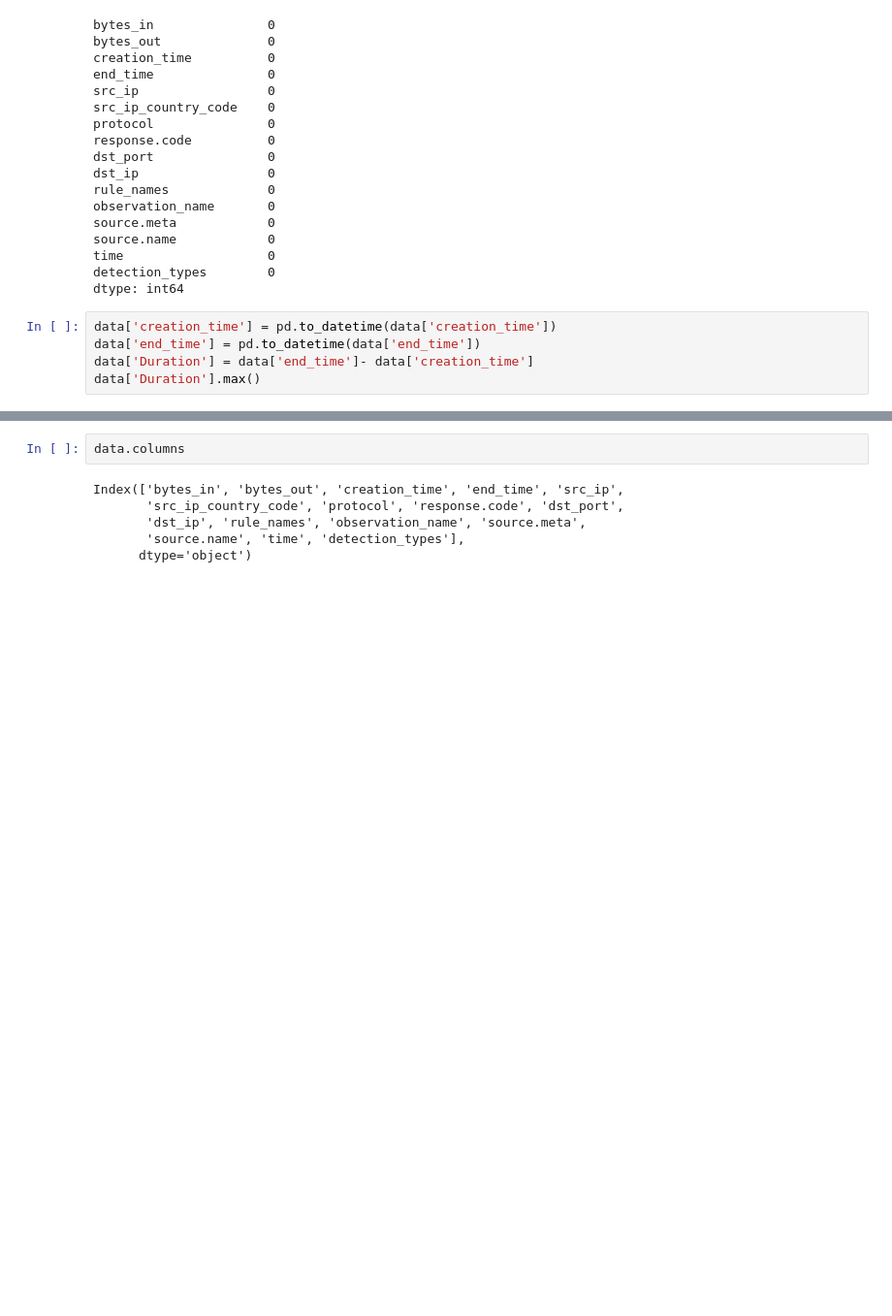
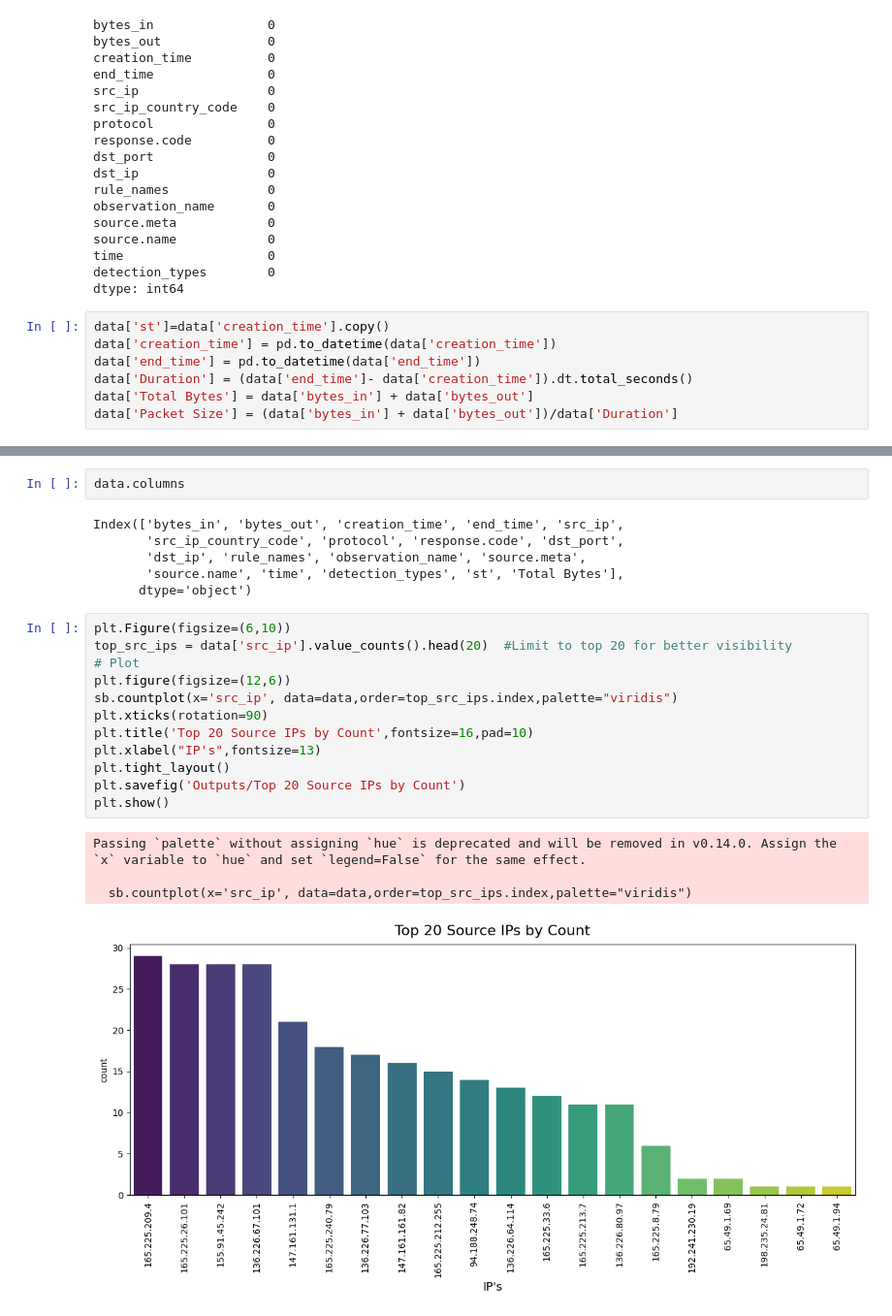
Before and after one commit to Christophermathai/Web-Threat-Analysis, a Jupyter notebook: Web Threat Analysis.ipynb, the cells around one changed output, grey strips where cells are left out. Shown at 97% size. Drawn from its saved outputs; the diff is of its cells as text; blank space fills up the shorter version.

```diff
--- a/Web Threat Analysis.ipynb
+++ b/Web Threat Analysis.ipynb
@@ -63,7 +67,9 @@ time                   0
 detection_types        0
 dtype: int64
 # %%
+data['st']=data['creation_time'].copy()
 data['creation_time'] = pd.to_datetime(data['creation_time'])
 data['end_time'] = pd.to_datetime(data['end_time'])
-data['Duration'] = data['end_time']- data['creation_time']
-data['Duration'].max()
+data['Duration'] = (data['end_time']- data['creation_time']).dt.total_seconds()
+data['Total Bytes'] = data['bytes_in'] + data['bytes_out']
+data['Packet Size'] = (data['bytes_in'] + data['bytes_out'])/data['Duration']
@@ -75,5 +79,22 @@ data.columns
 Index(['bytes_in', 'bytes_out', 'creation_time', 'end_time', 'src_ip',
        'src_ip_country_code', 'protocol', 'response.code', 'dst_port',
        'dst_ip', 'rule_names', 'observation_name', 'source.meta',
-       'source.name', 'time', 'detection_types'],
+       'source.name', 'time', 'detection_types', 'st', 'Total Bytes'],
       dtype='object')
+# %%
+plt.Figure(figsize=(6,10))
+top_src_ips = data['src_ip'].value_counts().head(20)  #Limit to top 20 for better visibility
+# Plot
+plt.figure(figsize=(12,6))
+sb.countplot(x='src_ip', data=data,order=top_src_ips.index,palette="viridis")
+plt.xticks(rotation=90)
+plt.title('Top 20 Source IPs by Count',fontsize=16,pad=10)
+plt.xlabel("IP's",fontsize=13)
+plt.tight_layout()
+plt.savefig('Outputs/Top 20 Source IPs by Count')
+plt.show()
+# %% [output]
+Passing `palette` without assigning `hue` is deprecated and will be removed in v0.14.0. Assign the `x` variable to `hue` and set `legend=False` for the same effect.
+
+  sb.countplot(x='src_ip', data=data,order=top_src_ips.index,palette="viridis")
+[figure, added]
```
Also changed, not shown: parts of 14 cells of this notebook, 6 other files.
